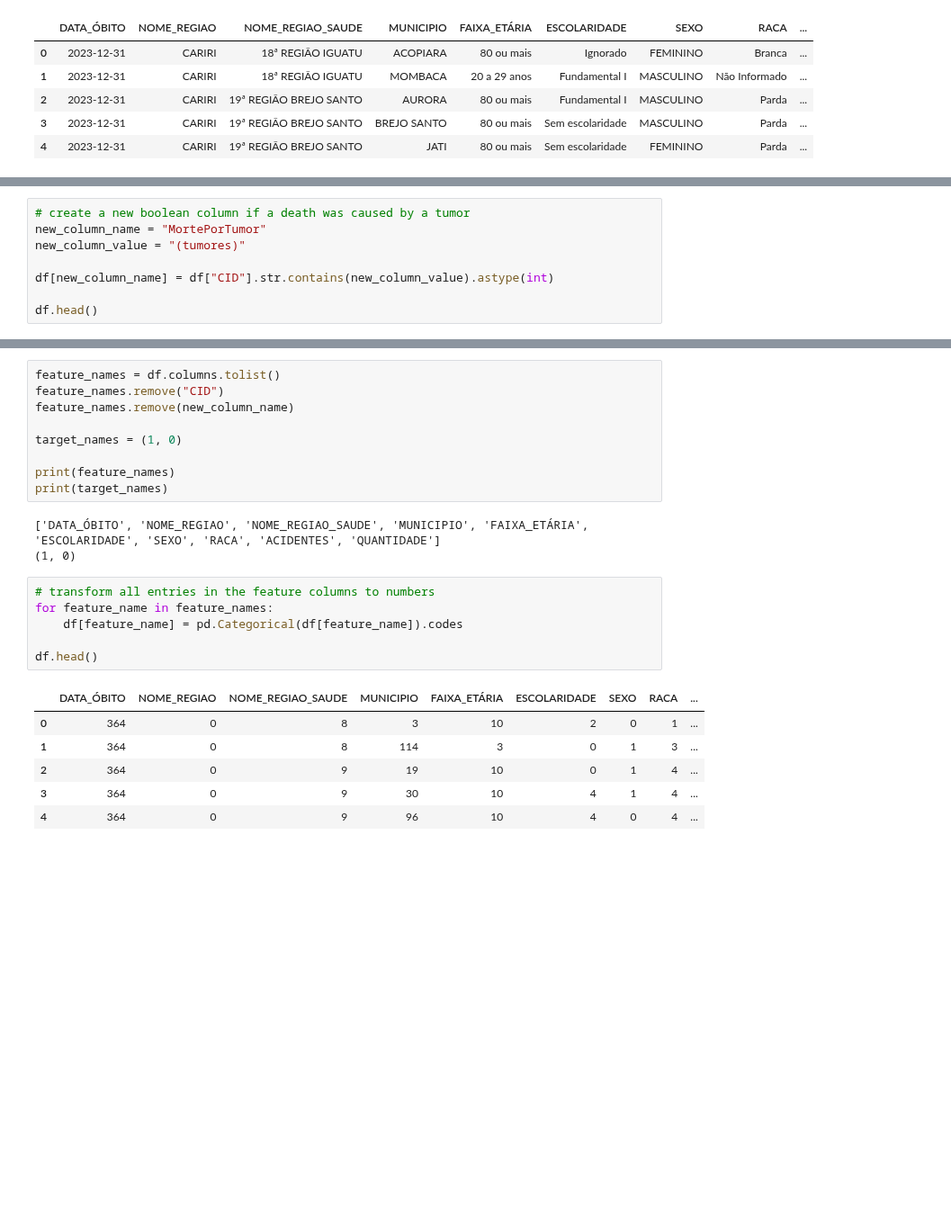
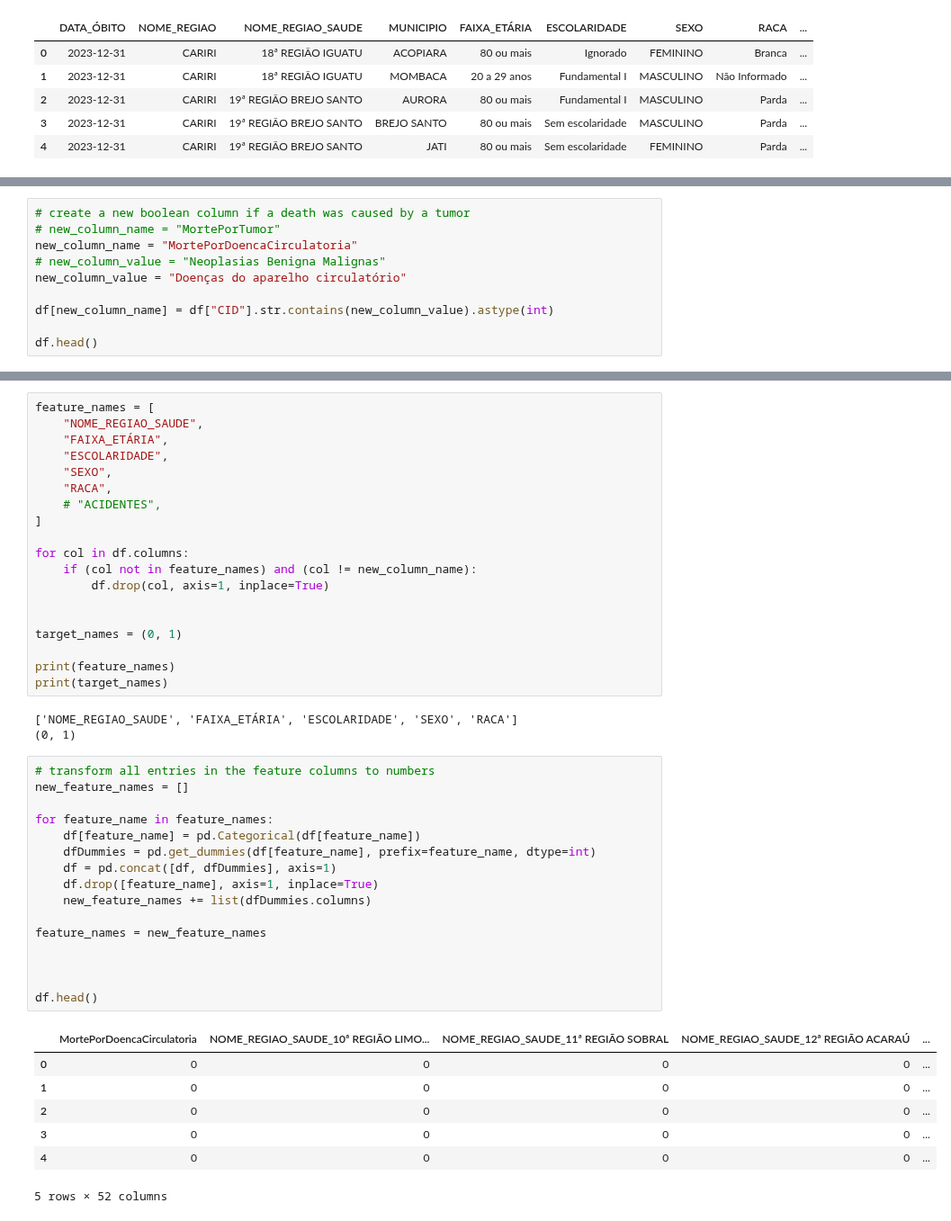
Before and after one commit to samufacanha2/data-science-mortality, a Jupyter notebook: AV2/classificação.ipynb, the cells around one changed output, grey strips where cells are left out. Shown at 90% size. Cells and saved outputs as stored; diff of their text form; blank space fills up the shorter version.

```diff
--- a/AV2/classificação.ipynb
+++ b/AV2/classificação.ipynb
@@ -38,8 +39,10 @@ Lesões enven e alg out conseq causas externas        2
 dtype: int64
 # %%
 # create a new boolean column if a death was caused by a tumor
-new_column_name = "MortePorTumor"
-new_column_value = "(tumores)"
+# new_column_name = "MortePorTumor"
+new_column_name = "MortePorDoencaCirculatoria"
+# new_column_value = "Neoplasias Benigna Malignas"
+new_column_value = "Doenças do aparelho circulatório"
 
 df[new_column_name] = df["CID"].str.contains(new_column_value).astype(int)
 
@@ -60,28 +63,49 @@ MortePorTumor
 dtype: int64
-# %%
-feature_names = df.columns.tolist()
-feature_names.remove("CID")
-feature_names.remove(new_column_name)
-
-target_names = (1, 0)
-
-print(feature_names)
-print(target_names)
-# %% [output]
-['DATA_ÓBITO', 'NOME_REGIAO', 'NOME_REGIAO_SAUDE', 'MUNICIPIO', 'FAIXA_ETÁRIA', 'ESCOLARIDADE', 'SEXO', 'RACA', 'ACIDENTES', 'QUANTIDADE']
-(1, 0)
+# %%
+feature_names = [
+    "NOME_REGIAO_SAUDE",
+    "FAIXA_ETÁRIA",
+    "ESCOLARIDADE",
+    "SEXO",
+    "RACA",
+    # "ACIDENTES",
+]
+
+for col in df.columns:
+    if (col not in feature_names) and (col != new_column_name):
+        df.drop(col, axis=1, inplace=True)
+
+
+target_names = (0, 1)
+
+print(feature_names)
+print(target_names)
+# %% [output]
+['NOME_REGIAO_SAUDE', 'FAIXA_ETÁRIA', 'ESCOLARIDADE', 'SEXO', 'RACA']
+(0, 1)
 # %%
 # transform all entries in the feature columns to numbers
+new_feature_names = []
+
 for feature_name in feature_names:
-    df[feature_name] = pd.Categorical(df[feature_name]).codes
+    df[feature_name] = pd.Categorical(df[feature_name])
+    dfDummies = pd.get_dummies(df[feature_name], prefix=feature_name, dtype=int)
+    df = pd.concat([df, dfDummies], axis=1)
+    df.drop([feature_name], axis=1, inplace=True)
+    new_feature_names += list(dfDummies.columns)
+
+feature_names = new_feature_names
+
+
 
 df.head()
 # %% [output]
-|  | DATA_ÓBITO | NOME_REGIAO | NOME_REGIAO_SAUDE | MUNICIPIO | FAIXA_ETÁRIA | ESCOLARIDADE | SEXO | RACA | ... |
-| 0 | 364 | 0 | 8 | 3 | 10 | 2 | 0 | 1 | ... |
-| 1 | 364 | 0 | 8 | 114 | 3 | 0 | 1 | 3 | ... |
-| 2 | 364 | 0 | 9 | 19 | 10 | 0 | 1 | 4 | ... |
-| 3 | 364 | 0 | 9 | 30 | 10 | 4 | 1 | 4 | ... |
-| 4 | 364 | 0 | 9 | 96 | 10 | 4 | 0 | 4 | ... |
+|  | MortePorDoencaCirculatoria | NOME_REGIAO_SAUDE_10ª REGIÃO LIMO... | NOME_REGIAO_SAUDE_11ª REGIÃO SOBRAL | NOME_REGIAO_SAUDE_12ª REGIÃO ACARAÚ | ... |
+| 0 | 0 | 0 | 0 | 0 | ... |
+| 1 | 0 | 0 | 0 | 0 | ... |
+| 2 | 0 | 0 | 0 | 0 | ... |
+| 3 | 0 | 0 | 0 | 0 | ... |
+| 4 | 0 | 0 | 0 | 0 | ... |
+5 rows × 52 columns
 # %%
 from sklearn.model_selection import train_test_split
```
Also changed, not shown: parts of 9 cells of this notebook.
